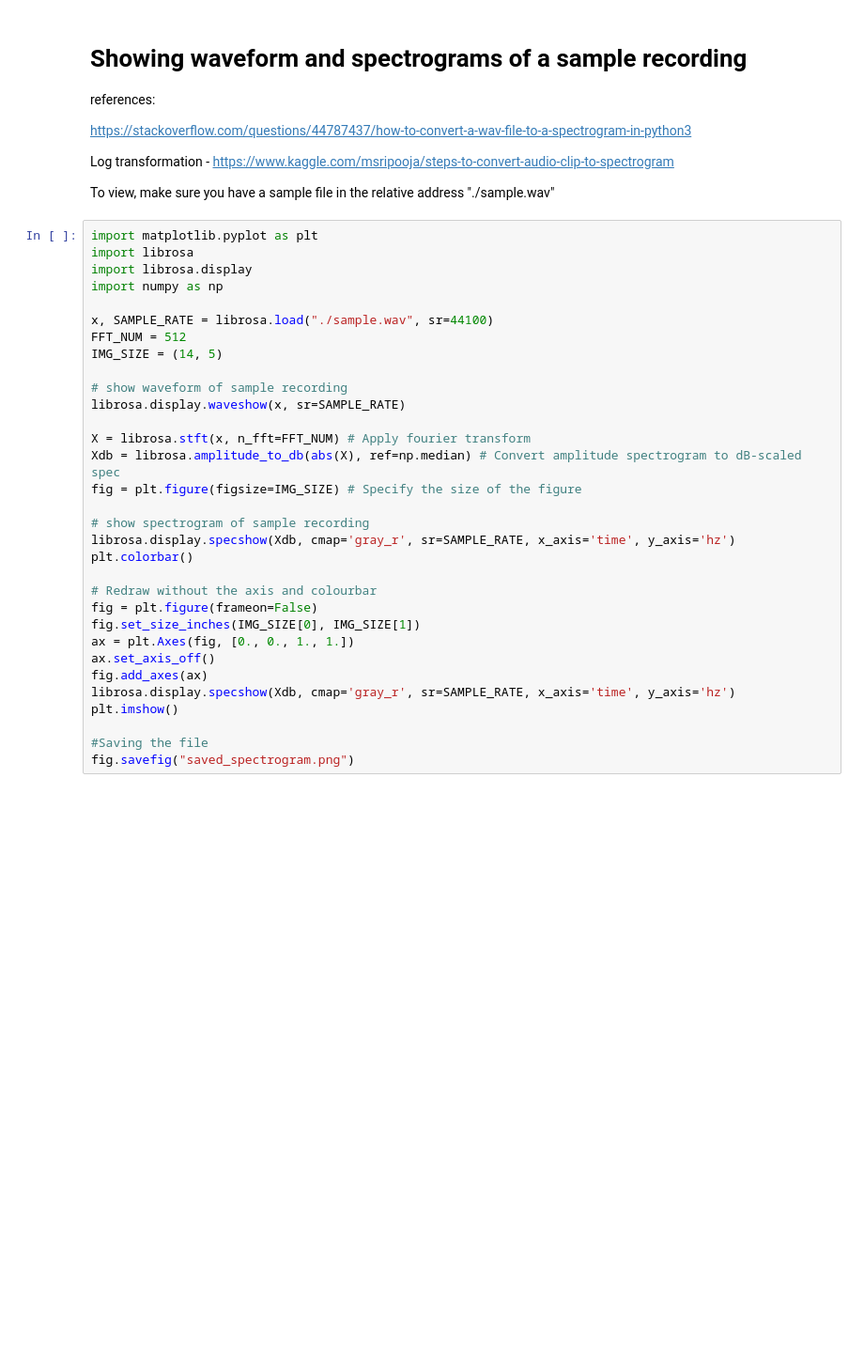
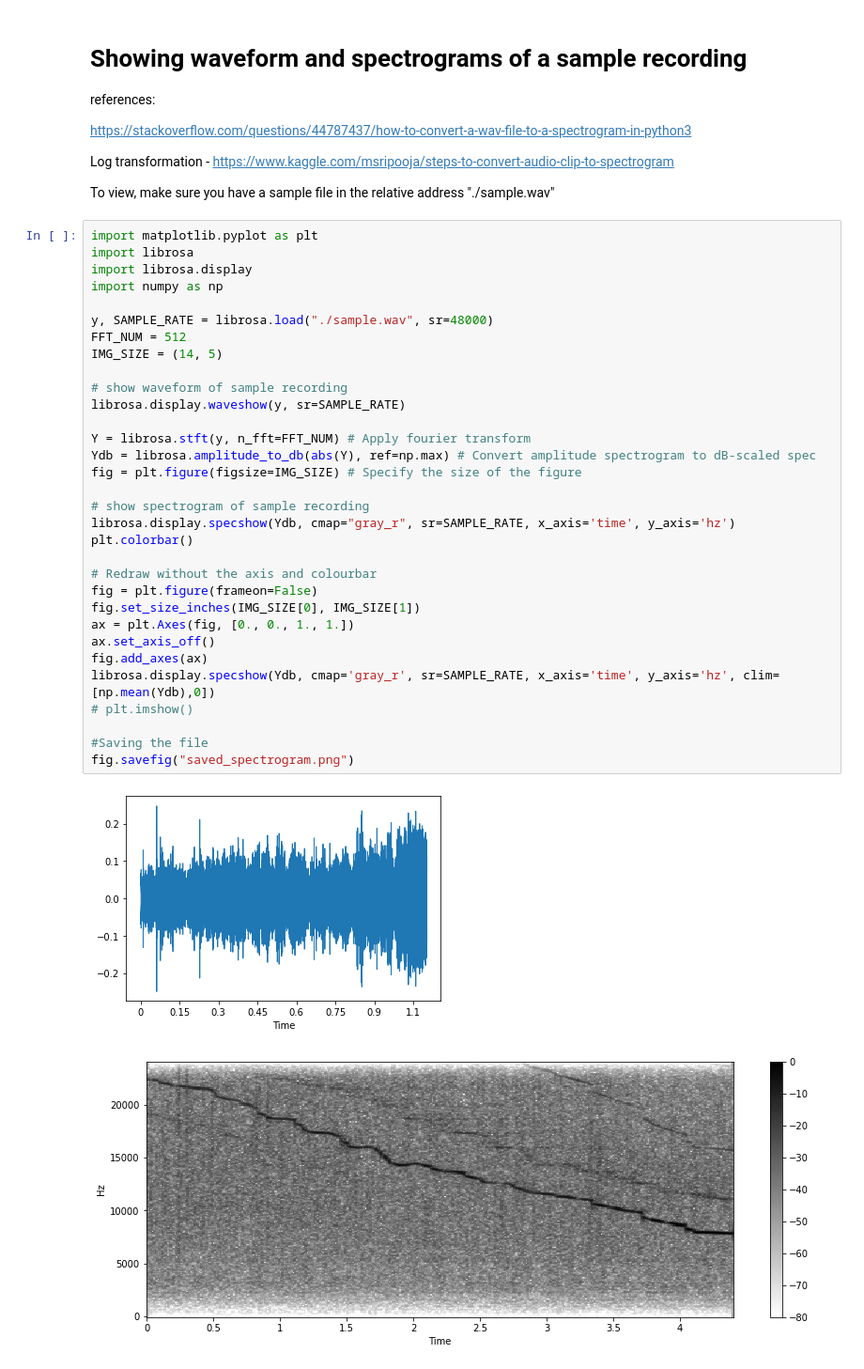
Before and after one commit to dolphin-acoustics-vip/Generating-Datasets, a Jupyter notebook: demo_gen_spectrograms.ipynb, the cells around one changed output. Shown at 94% size. Saved outputs shown, nothing was run; the diff lists cells and outputs as text; blank space fills up the shorter version.

```diff
--- a/demo_gen_spectrograms.ipynb
+++ b/demo_gen_spectrograms.ipynb
@@ -11,32 +11,35 @@ To view, make sure you have a sample file in the relative address "./sample.wav"
 # %%
 import matplotlib.pyplot as plt
 import librosa
 import librosa.display
 import numpy as np
 
-x, SAMPLE_RATE = librosa.load("./sample.wav", sr=44100)
+y, SAMPLE_RATE = librosa.load("./sample.wav", sr=48000)
 FFT_NUM = 512
 IMG_SIZE = (14, 5)
 
 # show waveform of sample recording
-librosa.display.waveshow(x, sr=SAMPLE_RATE)
+librosa.display.waveshow(y, sr=SAMPLE_RATE)
 
-X = librosa.stft(x, n_fft=FFT_NUM) # Apply fourier transform
-Xdb = librosa.amplitude_to_db(abs(X), ref=np.median) # Convert amplitude spectrogram to dB-scaled spec
+Y = librosa.stft(y, n_fft=FFT_NUM) # Apply fourier transform
+Ydb = librosa.amplitude_to_db(abs(Y), ref=np.max) # Convert amplitude spectrogram to dB-scaled spec
 fig = plt.figure(figsize=IMG_SIZE) # Specify the size of the figure
 
 # show spectrogram of sample recording
-librosa.display.specshow(Xdb, cmap='gray_r', sr=SAMPLE_RATE, x_axis='time', y_axis='hz')
+librosa.display.specshow(Ydb, cmap="gray_r", sr=SAMPLE_RATE, x_axis='time', y_axis='hz')
 plt.colorbar()
 
 # Redraw without the axis and colourbar
 fig = plt.figure(frameon=False)
 fig.set_size_inches(IMG_SIZE[0], IMG_SIZE[1])
 ax = plt.Axes(fig, [0., 0., 1., 1.])
 ax.set_axis_off()
 fig.add_axes(ax)
-librosa.display.specshow(Xdb, cmap='gray_r', sr=SAMPLE_RATE, x_axis='time', y_axis='hz')
-plt.imshow()
+librosa.display.specshow(Ydb, cmap='gray_r', sr=SAMPLE_RATE, x_axis='time', y_axis='hz', clim=[np.mean(Ydb),0])
+# plt.imshow()
 
 #Saving the file
 fig.savefig("saved_spectrogram.png")
+# %% [output]
+[figure, added]
+[figure, added]
```
Also changed, not shown: parts of 3 cells of this notebook, 4 other files.
